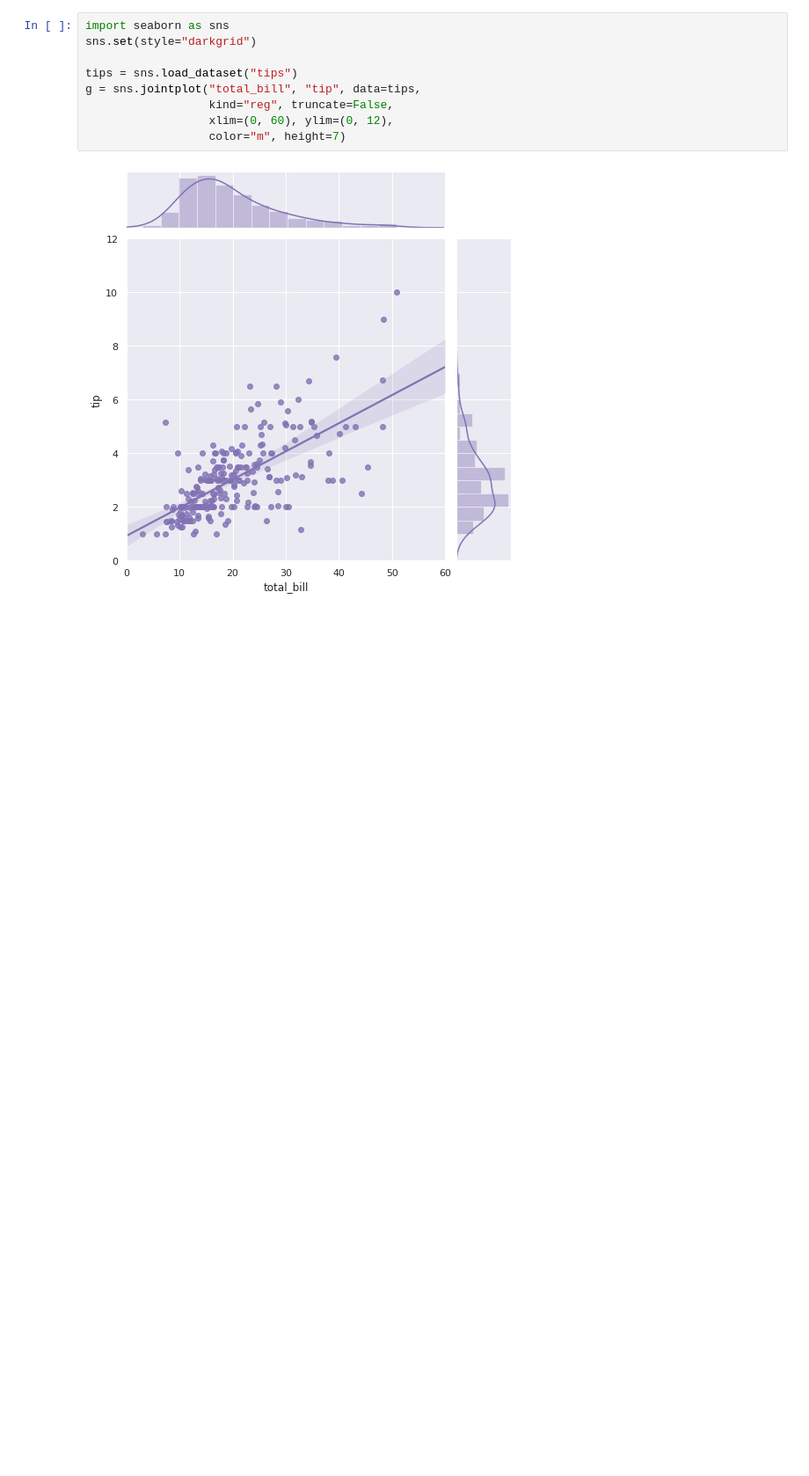
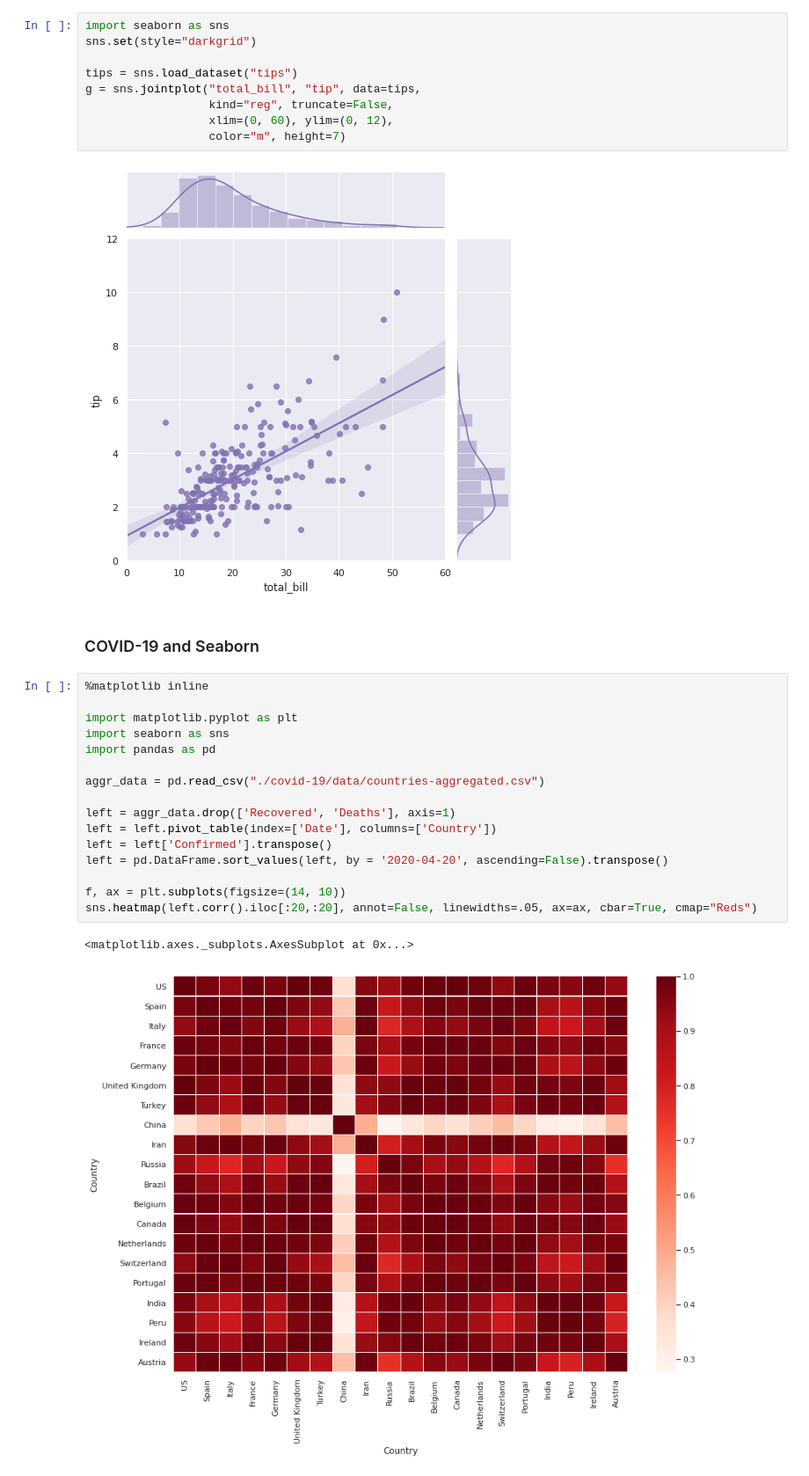
Before and after one commit to HapKoM/matplotlib_seminar, a Jupyter notebook: matplotlib.ipynb, the cells around one changed output. Shown at 88% size. Drawn from its saved outputs; the diff is of its cells as text; blank space fills up the shorter version.

Commit message:
Add heatmap
Signed-off-by: edosedgar <edos.edgar@gmail.com>

```diff
--- a/matplotlib.ipynb
+++ b/matplotlib.ipynb
@@ -458,3 +466,24 @@ g = sns.jointplot("total_bill", "tip", data=tips,
                   color="m", height=7)
 # %% [output]
 [figure]
+# %% [markdown]
+### COVID-19 and Seaborn
+# %%
+%matplotlib inline
+
+import matplotlib.pyplot as plt
+import seaborn as sns
+import pandas as pd
+
+aggr_data = pd.read_csv("./covid-19/data/countries-aggregated.csv")
+
+left = aggr_data.drop(['Recovered', 'Deaths'], axis=1)
+left = left.pivot_table(index=['Date'], columns=['Country'])
+left = left['Confirmed'].transpose()
+left = pd.DataFrame.sort_values(left, by = '2020-04-20', ascending=False).transpose()
+
+f, ax = plt.subplots(figsize=(14, 10))
+sns.heatmap(left.corr().iloc[:20,:20], annot=False, linewidths=.05, ax=ax, cbar=True, cmap="Reds")
+# %% [output]
+<matplotlib.axes._subplots.AxesSubplot at 0x...>
+[figure, added]
```
Also changed, not shown: parts of 6 cells of this notebook.
